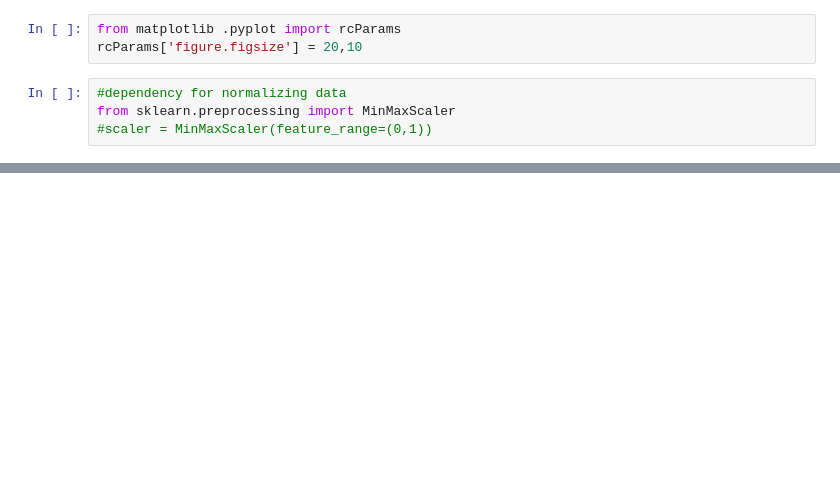
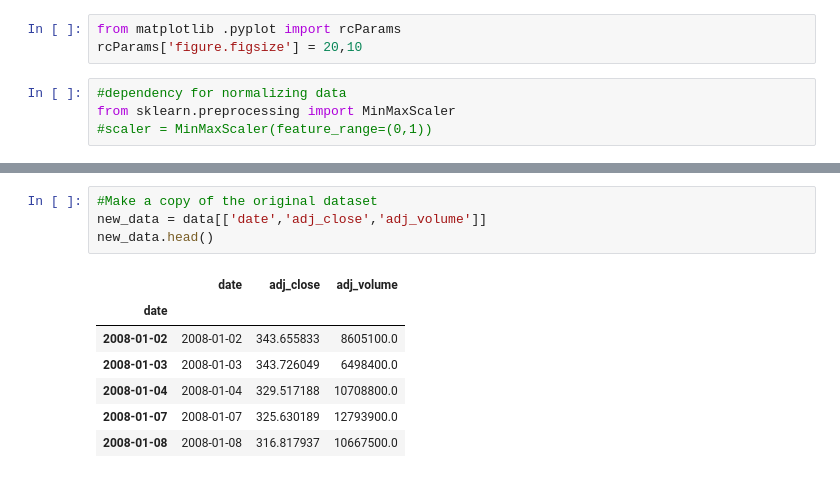
Before and after one commit to allychau/stockmarket, a Jupyter notebook: stock_market_prices.ipynb, the cells around one changed output, grey strips where cells are left out. Saved outputs shown, nothing was run; the diff lists cells and outputs as text; blank space fills up the shorter version.

```diff
--- a/stock_market_prices.ipynb
+++ b/stock_market_prices.ipynb
@@ -71,0 +120,12 @@ plt.plot(df['close'], label = 'Close Price history')
+# %%
+#Make a copy of the original dataset
+new_data = data[['date','adj_close','adj_volume']]
+new_data.head()
+# %% [output]
+|  | date | adj_close | adj_volume |
+| date |  |  |  |
+| 2008-01-02 | 2008-01-02 | 343.655833 | 8605100.0 |
+| 2008-01-03 | 2008-01-03 | 343.726049 | 6498400.0 |
+| 2008-01-04 | 2008-01-04 | 329.517188 | 10708800.0 |
+| 2008-01-07 | 2008-01-07 | 325.630189 | 12793900.0 |
+| 2008-01-08 | 2008-01-08 | 316.817937 | 10667500.0 |
```
Also changed, not shown: parts of 13 cells of this notebook.
